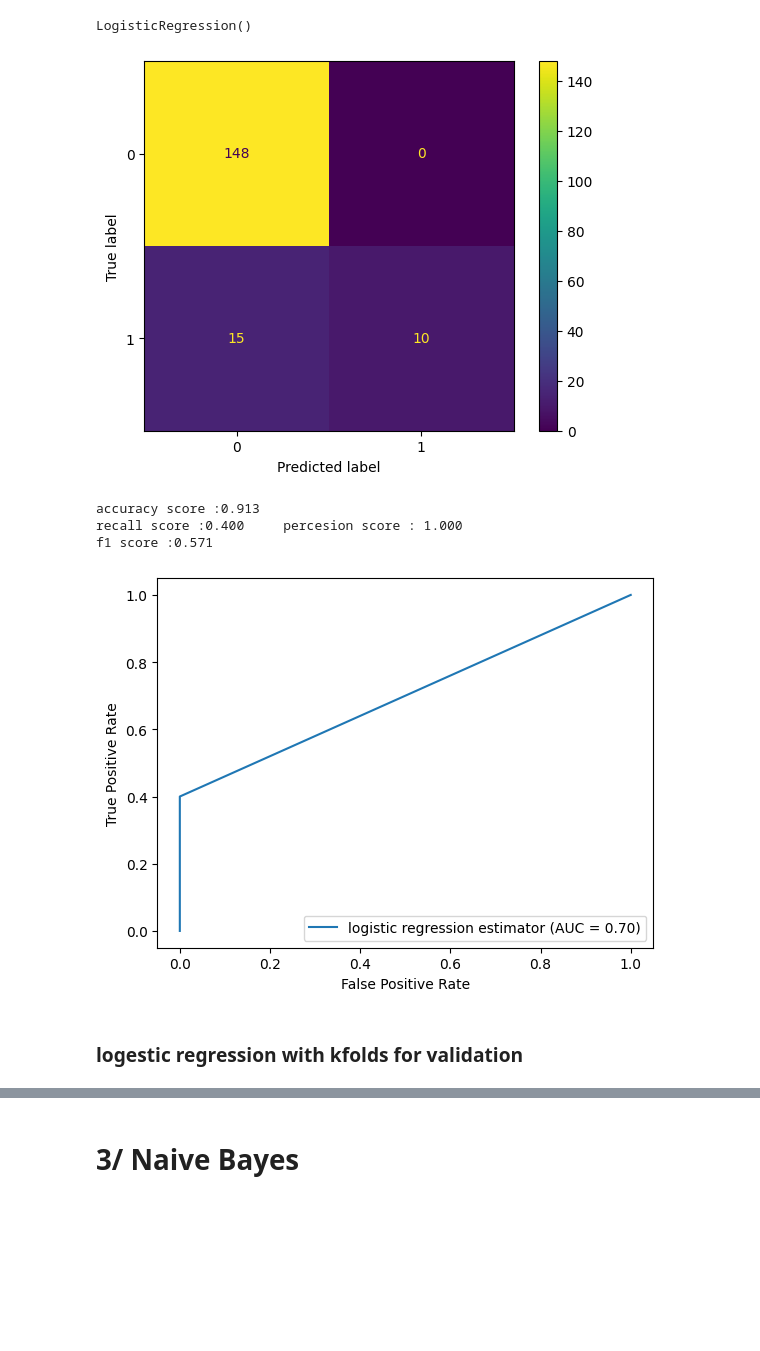
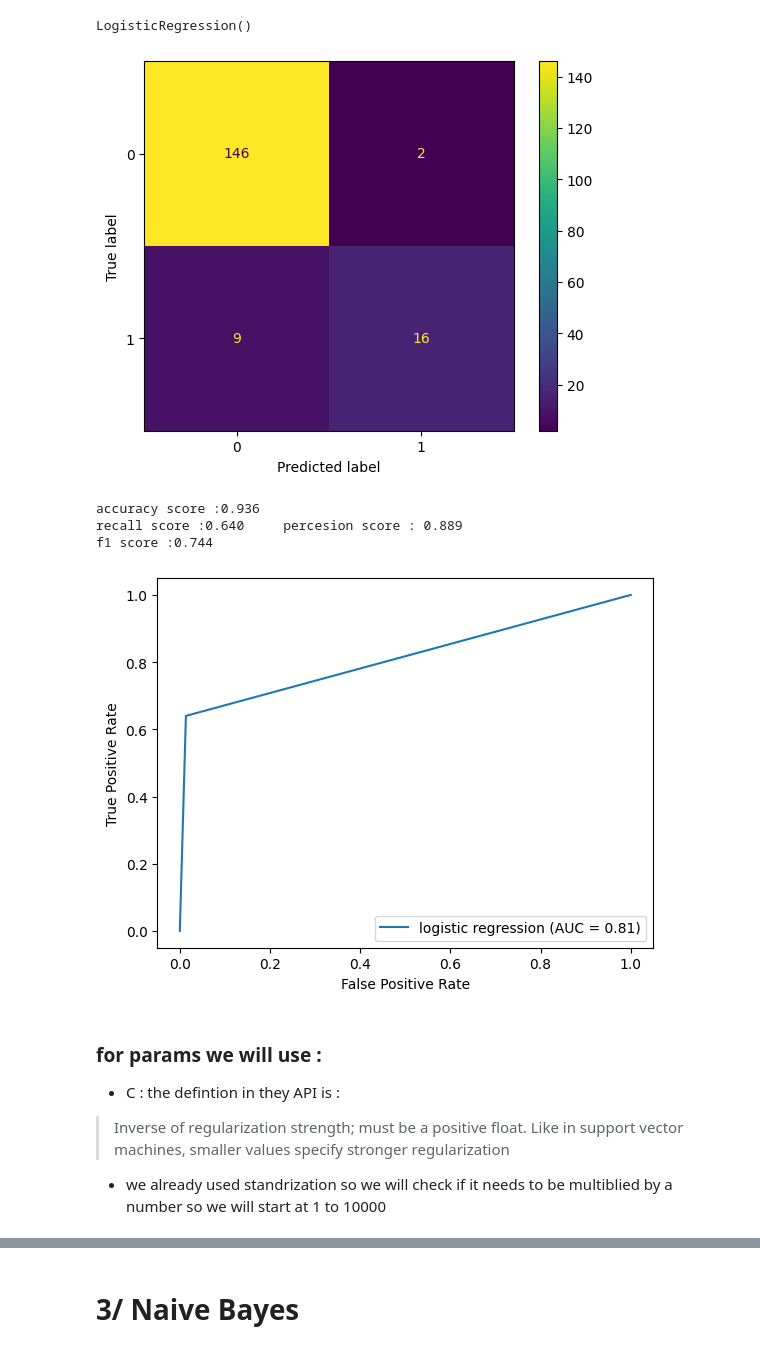
Before and after one commit to moyaser315/covid19_outcome_-prediction, a Jupyter notebook: proj.ipynb, the cells around one changed output, grey strips where cells are left out. Drawn from its saved outputs; the diff is of its cells as text; code cells hidden in the pictures; blank space fills up the shorter version.

```diff
--- a/proj.ipynb
+++ b/proj.ipynb
@@ -139,10 +161,10 @@ def confmat(y_pred,y_true=y_test):
     disp.plot()
     plt.show()
 # %%
-def rocgraph(y_pred,y_test=y_test):
+def rocgraph(y_pred,name,y_test=y_test):
     fpr, tpr, _=roc_curve(y_test,y_pred)
     roc=auc(fpr,tpr)
-    display = RocCurveDisplay(fpr=fpr, tpr=tpr, roc_auc=roc,estimator_name='logistic regression estimator')
+    display = RocCurveDisplay(fpr=fpr, tpr=tpr, roc_auc=roc,estimator_name=name)
     display.plot()
     return (roc)
 # %%
@@ -213,24 +237,32 @@ def decision_boundary(model) :
+# %%
+from sklearn.preprocessing import StandardScaler
+sc = StandardScaler()
+X_train_log = sc.fit_transform(X_train)
+X_test_log = sc.transform(X_test)
 # %% [markdown]
 ### logestic regression with accuracy as its scoring value without kfolds
 # %%
 #TODO return after studying
 from sklearn.linear_model import LogisticRegression
 classifierLR = LogisticRegression()
-classifierLR.fit(X_train,y_train)
+classifierLR.fit(X_train_log,y_train)
 # %% [output]
 LogisticRegression()
 # %%
-y_LR = classifierLR.predict(X_test)
+y_LR = classifierLR.predict(X_test_log)
 confmat(y_LR)
 LR_scores = scores(y_LR)
 # %% [output]
-[figure, old version]
+[figure, new version]
-accuracy score :0.913
-recall score :0.400     percesion score : 1.000
-f1 score :0.571
+accuracy score :0.936
+recall score :0.640     percesion score : 0.889
+f1 score :0.744
 # %%
-LR_scores+=[rocgraph(y_LR)]
+LR_scores+=[rocgraph(y_LR,'logistic regression')]
 # %% [output]
-[figure, old version]
+[figure, new version]
-# %% [markdown]
-### logestic regression with kfolds for validation
+# %% [markdown]
+### for params we will use :
+ - C : the defintion in they API is :
+ > Inverse of regularization strength; must be a positive float. Like in support vector machines, smaller values specify stronger regularization
+  - we already used standrization so we will check if it needs to be multiblied by a number so we will start at 1 to 10000
```
Also changed, not shown: parts of 24 cells of this notebook.
